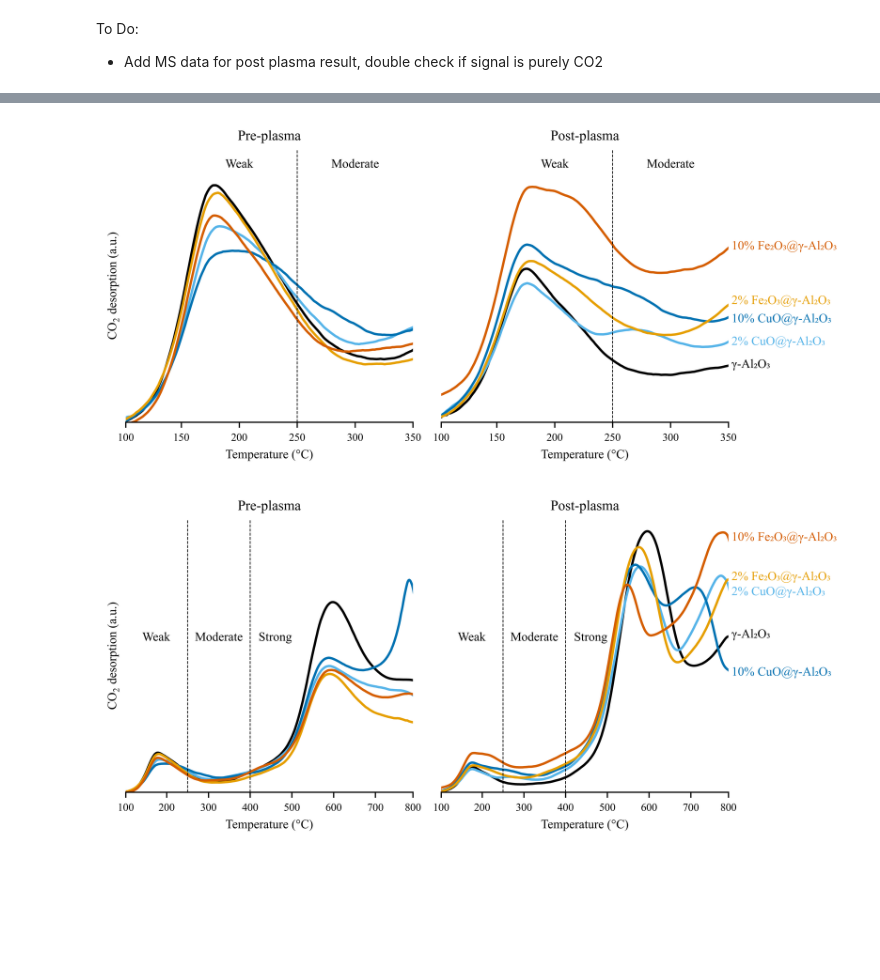
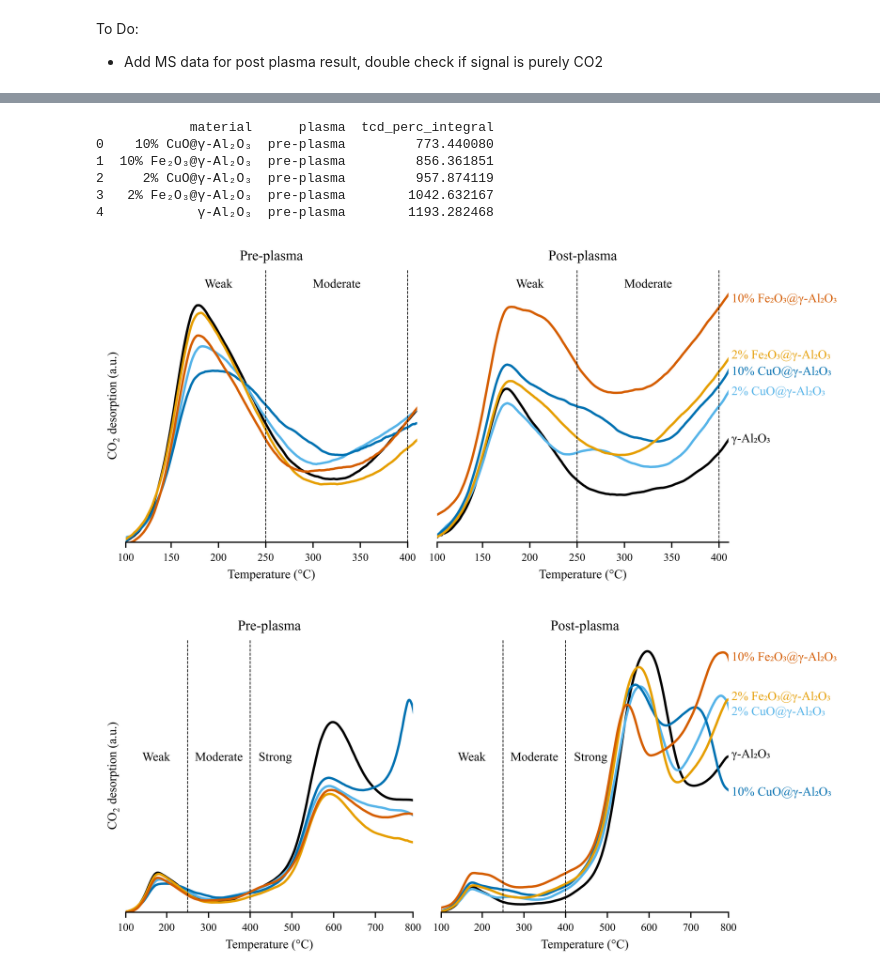
Before and after one commit to sbossier/ladca_incat_envecon_paper, a Jupyter notebook: ipynb/visualisation_co2_tpd.ipynb, the cells around one changed output, grey strips where cells are left out. Cells and saved outputs as stored; diff of their text form; code cells hidden in the pictures; blank space fills up the shorter version.

```diff
--- a/ipynb/visualisation_co2_tpd.ipynb
+++ b/ipynb/visualisation_co2_tpd.ipynb
@@ -134,3 +169,25 @@ co2_tpd_subset['tcd_perc_normalized_rolling_mean'] = (
+# %%
+# group the data by material and plasma and calculate the integral of tcd_perc variable for 100 <= temp_furn_degC <= 250
+co2_tpd_subset_filtered = co2_tpd_subset[(100 <= co2_tpd_subset['temp_furn_degC']) & (co2_tpd_subset['temp_furn_degC'] <= 250) & (co2_tpd_subset['plasma'] == 'pre-plasma')]
+
+grouped_integral = co2_tpd_subset_filtered.groupby(
+    ['material', 'plasma']
+).apply(
+    lambda x: np.trapezoid(
+        x['tcd_perc'],
+        x['time_s']
+    ),
+    include_groups=False
+).reset_index(name='tcd_perc_integral')
+
+print(grouped_integral)
+# %% [output]
+            material      plasma  tcd_perc_integral
+0    10% CuO@γ-Al₂O₃  pre-plasma         773.440080
+1  10% Fe₂O₃@γ-Al₂O₃  pre-plasma         856.361851
+2     2% CuO@γ-Al₂O₃  pre-plasma         957.874119
+3   2% Fe₂O₃@γ-Al₂O₃  pre-plasma        1042.632167
+4            γ-Al₂O₃  pre-plasma        1193.282468
 # %%
 # Use Times New Roman font
 plt.rcParams['font.family'] = 'serif'
@@ -179,9 +236,12 @@ ax1.set_title('Pre-plasma', fontsize=9)
 
 # ax1 x-axis settings
 ax1.set_xlabel('Temperature (°C)', fontsize=8)
-ax1.set_xlim(102, 350)
-ax1.spines['bottom'].set_bounds(102, 350)
-ax1.set_xticks(ticks=[102, 150, 200, 250, 300, 350], labels=[100, 150, 200, 250, 300, 350])
+ax1.set_xlim(102, 410)
+ax1.spines['bottom'].set_bounds(102, 400)
+ax1.set_xticks(
+    ticks=[102, 150, 200, 250, 300, 350, 400],
+    labels=[100, 150, 200, 250, 300, 350, 400]
+)
 
 # ax1 y-axis settings
 ax1.set_ylabel('CO$_2$ desorption (a.u.)', fontsize=8)
@@ -225,11 +285,11 @@ ax2.set_ylim(ax1.get_ylim())
 
 # Define the label points manually
 label_points = {
-    'γ-Al₂O₃': (350, 0.03),
-    '2% CuO@γ-Al₂O₃': (350, 0.0425),
-    '2% Fe₂O₃@γ-Al₂O₃': (350, 0.065),
-    '10% CuO@γ-Al₂O₃': (350, 0.055),
-    '10% Fe₂O₃@γ-Al₂O₃':  (350, 0.095)
+    'γ-Al₂O₃': (410, 0.055),
+    '2% CuO@γ-Al₂O₃': (410, 0.0810),
+    '2% Fe₂O₃@γ-Al₂O₃': (410, 0.101),
+    '10% CuO@γ-Al₂O₃': (410, 0.092),
+    '10% Fe₂O₃@γ-Al₂O₃':  (410, 0.132)
 }
 
 # Loop through each item in label_points
@@ -247,8 +307,7 @@ for material, (x, y) in label_points.items():
 # Define the strength points manually
 strength_points = {
     'Weak': (200, 0.14),
-    'Moderate': (300, 0.14),
-    #'Strong': (378, 30)
+    'Moderate': (325, 0.14)
 }
 
 # Place labels on ax1
@@ -260,36 +319,36 @@ for strength, (x, y) in strength_points.items():
         textcoords='offset points',
         fontsize=8,
         color='black',
         horizontalalignment='center'
     )
 
 # Place labels on ax2
 for strength, (x, y) in strength_points.items():
     ax2.annotate(
         text=strength,
         xy=(x, y),
         xytext=(0,0),
         textcoords='offset points',
         fontsize=8,
         color='black',
         horizontalalignment='center'
     )
 
 # Add vertical lines to indicate bonding strength on ax1
 ax1.axvline(x=250, linestyle='--', color='black', linewidth=0.5)
-#ax1.axvline(x=350, linestyle='--', color='black', linewidth=0.5)
+ax1.axvline(x=400, linestyle='--', color='black', linewidth=0.5)
 
 # Add vertical lines to indicate bonding strength on ax2
 ax2.axvline(x=250, linestyle='--', color='black', linewidth=0.5)
-#ax2.axvline(x=350, linestyle='--', color='black', linewidth=0.5, ymax=24/30.5)
+ax2.axvline(x=400, linestyle='--', color='black', linewidth=0.5)
 
 plt.tight_layout()
 plt.savefig(
     fname=r'C:\Users\sande\Dropbox\Apps\Overleaf\ladca_incat_envecon_paper_elsevier\figs\sander_co2_tpd.pdf'
 )
 plt.show()
 # %% [output]
-[figure, old version]
+[figure, new version]
 # %%
 # Use Times New Roman font
 plt.rcParams['font.family'] = 'serif'
```
Also changed, not shown: parts of 3 cells of this notebook.
